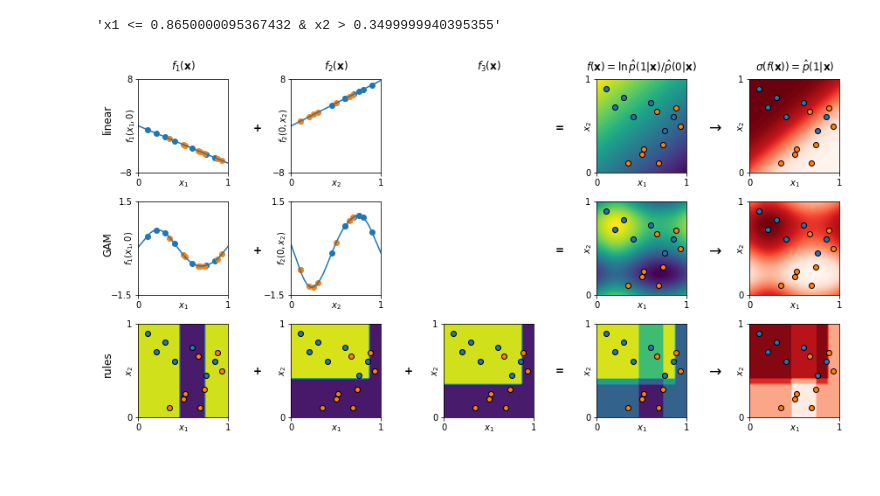
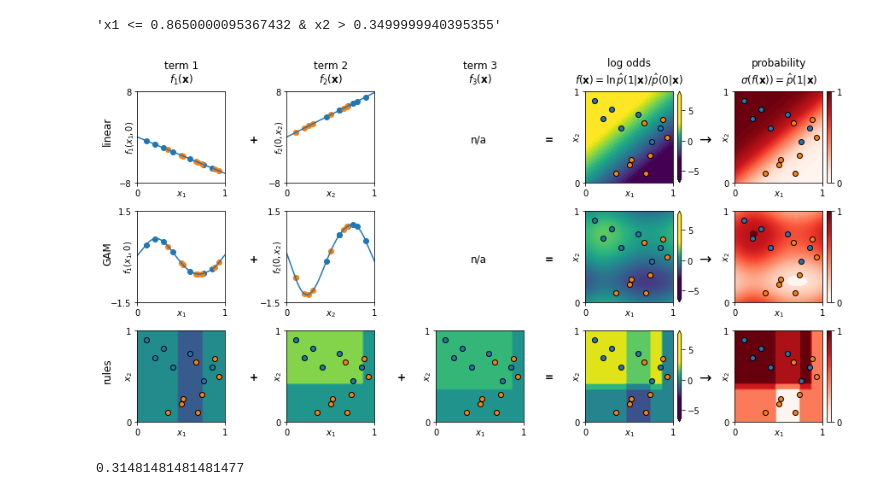
Before and after one commit to marioboley/PISA_ML, a Jupyter notebook: concept_model_vis.ipynb, the cells around one changed output. Saved outputs shown, nothing was run; the diff lists cells and outputs as text; code cells hidden in the pictures; blank space fills up the shorter version.

Commit message:
revised figure

```diff
--- a/concept_model_vis.ipynb
+++ b/concept_model_vis.ipynb
@@ -140,6 +140,15 @@ def plot_data(ax):
     ax.scatter(x[:, 0][y==1], x[:, 1][y==1], ec='black')
     ax.scatter(x[:, 0][y==0], x[:, 1][y==0], ec='black')
 
+def external_colorbar(mappable, ax, ticks=None):
+    bbox = ax.get_position()
+    cax = plt.axes([bbox.x1+0.05*(bbox.x1-bbox.x0), bbox.y0, 0.005, bbox.y1 - bbox.y0])
+    res = plt.colorbar(mappable, cax=cax)
+    if ticks is not None: res.set_ticks(ticks)
+    return res
+
+vmin_lo, vmax_lo = -3, 3
+
 fig, axs = plt.subplots(3, 5, figsize=(12, 6))
 fig.tight_layout(w_pad=3.5, pad=1.2) #, rect=(0.05, 0, 1, 1)
 # fig.subplots_adjust(left=-0.2)
@@ -158,12 +167,14 @@ prepare_yaxis(axs[0, 1], '$f_2(0, x_2)$', -8, 8, -20)
 # axs[0, 2].get_yaxis().set_visible(False)
 axs[0, 2].set_axis_off()
 
-axs[0, 3].contourf(xx1, xx2, f(xx1, xx2), levels=50)
+ctp_linear = axs[0, 3].contourf(xx1, xx2, f(xx1, xx2), levels=50, vmin=vmin_lo, vmax=vmax_lo, extend='both')
+external_colorbar(ctp_linear, axs[0, 3], ticks=[-5, 0, 5])
 plot_data(axs[0, 3])
 prepare_xaxis(axs[0, 3], '$x_1$')
 prepare_yaxis(axs[0, 3], '$x_2$')
 
-axs[0, 4].contourf(xx1, xx2, sigma(f(xx1, xx2)), levels=50, cmap='Reds')
+ctp_linear_probs = axs[0, 4].contourf(xx1, xx2, sigma(f(xx1, xx2)), levels=50, cmap='Reds', vmin=0, vmax=1)
+external_colorbar(ctp_linear_probs, axs[0, 4], ticks=[0, 1])
 plot_data(axs[0, 4])
 prepare_xaxis(axs[0, 4], '$x_1$')
 prepare_yaxis(axs[0, 4], '$x_2$')
@@ -188,48 +199,61 @@ prepare_xaxis(axs[1, 1], '$x_2$')
 prepare_yaxis(axs[1, 1], '$f_2(0, x_2)$', -1.5, 1.5, -28)
 
 axs[1, 2].set_visible(False)
-axs[1, 3].contourf(xx1, xx2, logit(gam.predict_proba(xx)).reshape(50, 50), levels=50)
+ctp_gam = axs[1, 3].contourf(xx1, xx2, logit(gam.predict_proba(xx)).reshape(50, 50), levels=50, vmin=vmin_lo, vmax=vmax_lo)
+external_colorbar(ctp_linear, axs[1, 3], ticks=[-5, 0, 5])
 plot_data(axs[1, 3])
 prepare_xaxis(axs[1, 3], '$x_1$')
 prepare_yaxis(axs[1, 3], '$x_2$')
 
-axs[1, 4].contourf(xx1, xx2, gam.predict_proba(xx).reshape(50, 50), levels=50, cmap='Reds')
+ctp_gam_probs = axs[1, 4].contourf(xx1, xx2, gam.predict_proba(xx).reshape(50, 50), levels=50, cmap='Reds', vmin=0, vmax=1, extend='both')
+external_colorbar(ctp_linear_probs, axs[1, 4], ticks=[0, 1])
 plot_data(axs[1, 4])
 prepare_xaxis(axs[1, 4], '$x_1$')
 prepare_yaxis(axs[1, 4], '$x_2$')
 
-axs[2, 0].contourf(xx1, xx2, r1(xx).reshape(50, 50))
-axs[2, 1].contourf(xx1, xx2, r2(xx).reshape(50, 50))
-axs[2, 2].contourf(xx1, xx2, r3(xx).reshape(50, 50))
-axs[2, 3].contourf(xx1, xx2, f_rules(xx).reshape(50, 50))
-axs[2, 4].contourf(xx1, xx2, sigma(f_rules(xx)).reshape(50, 50), cmap='Reds')
+axs[2, 0].contourf(xx1, xx2, r1(xx).reshape(50, 50), vmin=vmin_lo, vmax=vmax_lo)
+axs[2, 1].contourf(xx1, xx2, r2(xx).reshape(50, 50), vmin=vmin_lo, vmax=vmax_lo)
+axs[2, 2].contourf(xx1, xx2, r3(xx).reshape(50, 50), vmin=vmin_lo, vmax=vmax_lo)
+ctp_rules = axs[2, 3].contourf(xx1, xx2, f_rules(xx).reshape(50, 50), vmin=vmin_lo, vmax=vmax_lo)
+cbr_rules = external_colorbar(ctp_linear, axs[2, 3])
+cbr_rules.set_ticks([-5, 0, 5])
+ctp_rule_probs = axs[2, 4].contourf(xx1, xx2, sigma(f_rules(xx)).reshape(50, 50), cmap='Reds', vmin=0, vmax=1, extend='both')
+external_colorbar(ctp_linear_probs, axs[2, 4], [0, 1])
+
 for j in range(5):
     axs[2, j].scatter(x[:, 0][y==1], x[:, 1][y==1], ec='black')
     axs[2, j].scatter(x[:, 0][y==0], x[:, 1][y==0], ec='black')
     prepare_xaxis(axs[2, j], '$x_1$')
     prepare_yaxis(axs[2, j], '$x_2$')
 
-axs[0, 0].set_title(r'$f_1(\mathbf{x})$', pad=10)
-axs[0, 1].set_title(r'$f_2(\mathbf{x})$', pad=10)
-axs[0, 2].set_title(r'$f_3(\mathbf{x})$', pad=10)
-axs[0, 3].set_title(r'$f(\mathbf{x}) = \ln \hat{p}(1 | \mathbf{x})/\hat{p}(0 | \mathbf{x})$', pad=10)
-axs[0, 4].set_title(r'$\sigma(f(\mathbf{x})) = \hat{p}(1 | \mathbf{x})$', pad=10)
+axs[0, 0].set_title(f'term 1\n$f_1(\mathbf{{x}})$', pad=10)
+axs[0, 1].set_title('term 2\n$f_2(\mathbf{x})$', pad=10)
+axs[0, 2].set_title('term 3\n$f_3(\mathbf{x})$', pad=10)
+axs[0, 3].set_title(f'log odds\n$f(\mathbf{{x}}) = \ln \hat{{p}}(1 | \mathbf{{x}})/\hat{{p}}(0 | \mathbf{{x}})$', pad=10)
+axs[0, 4].set_title(f'probability\n$\sigma(f(\mathbf{{x}})) = \hat{{p}}(1 | \mathbf{{x}})$', pad=10)
 
 fig.add_artist(Text(0, 0.8245, 'linear', rotation=90, fontsize='large'))
 fig.add_artist(Text(0, 0.5, 'GAM', rotation=90, fontsize='large'))
 fig.add_artist(Text(0, 0.18, 'rules', rotation=90, fontsize='large'))
+fig.add_artist(Text(0.5, 0.8245, 'n/a', fontsize='large'))
+fig.add_artist(Text(0.5, 0.5, 'n/a', fontsize='large'))
+
 fig.add_artist(Text(0.2, 0.825, '+', fontsize='large', fontweight='bold'))
 fig.add_artist(Text(0.6, 0.825, '=', fontsize='large', fontweight='bold'))
 fig.add_artist(Text(0.2, 0.5, '+', fontsize='large', fontweight='bold'))
 fig.add_artist(Text(0.6, 0.5, '=', fontsize='large', fontweight='bold'))
 fig.add_artist(Text(0.2, 0.18, '+', fontsize='large', fontweight='bold'))
 fig.add_artist(Text(0.4, 0.18, '+', fontsize='large', fontweight='bold'))
 fig.add_artist(Text(0.6, 0.18, '=', fontsize='large', fontweight='bold'))
 # fig.add_artist(Text(0.739, 0.55, r'$\sigma$', fontsize='large', fontweight='bold'))
-fig.add_artist(Text(0.8, 0.825, r'$\rightarrow$', fontsize='xx-large', fontweight='bold'))
-fig.add_artist(Text(0.8, 0.5, r'$\rightarrow$', fontsize='xx-large', fontweight='bold'))
-fig.add_artist(Text(0.8, 0.18, r'$\rightarrow$', fontsize='xx-large', fontweight='bold'))
+fig.add_artist(Text(0.805, 0.825, r'$\rightarrow$', fontsize='xx-large', fontweight='bold'))
+fig.add_artist(Text(0.805, 0.5, r'$\rightarrow$', fontsize='xx-large', fontweight='bold'))
+fig.add_artist(Text(0.805, 0.18, r'$\rightarrow$', fontsize='xx-large', fontweight='bold'))
 plt.savefig(os.path.join(OUTPUTPATH, 'models_schematic.pdf'), bbox_inches='tight', pad_inches=0)
 plt.show()
 # %% [output]
-[figure, old version]
+[figure, new version]
+# %%
+bbox.y1
+# %% [output]
+0.31481481481481477
```
Also changed, not shown: parts of 2 cells of this notebook.
